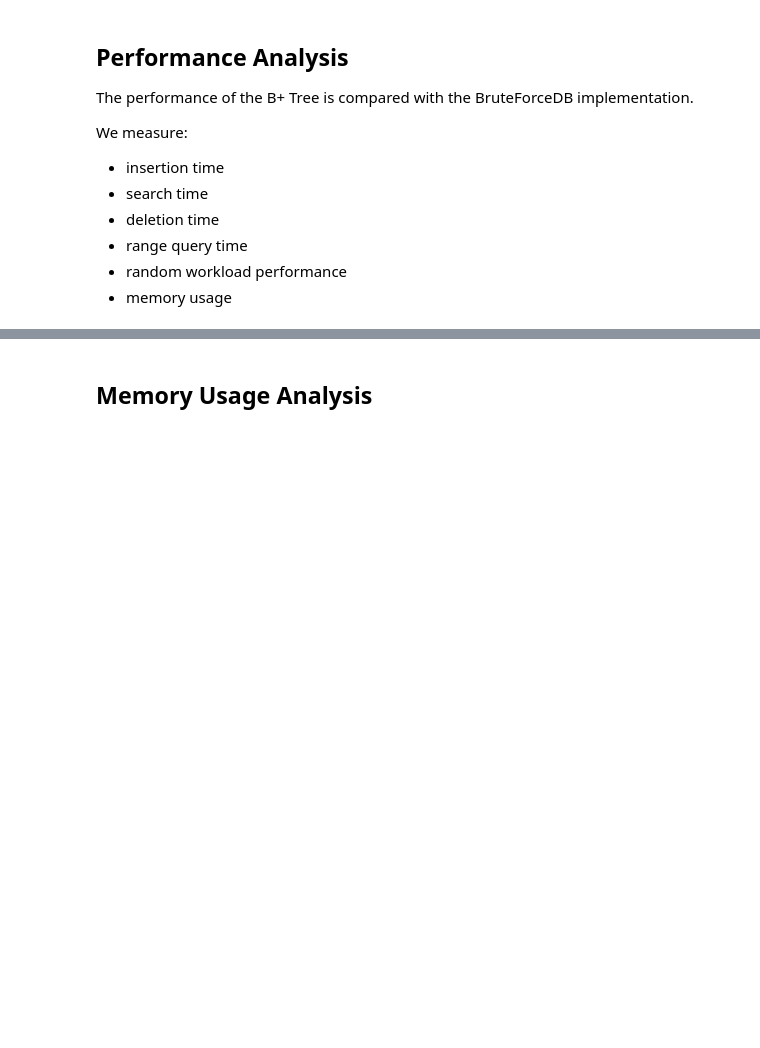
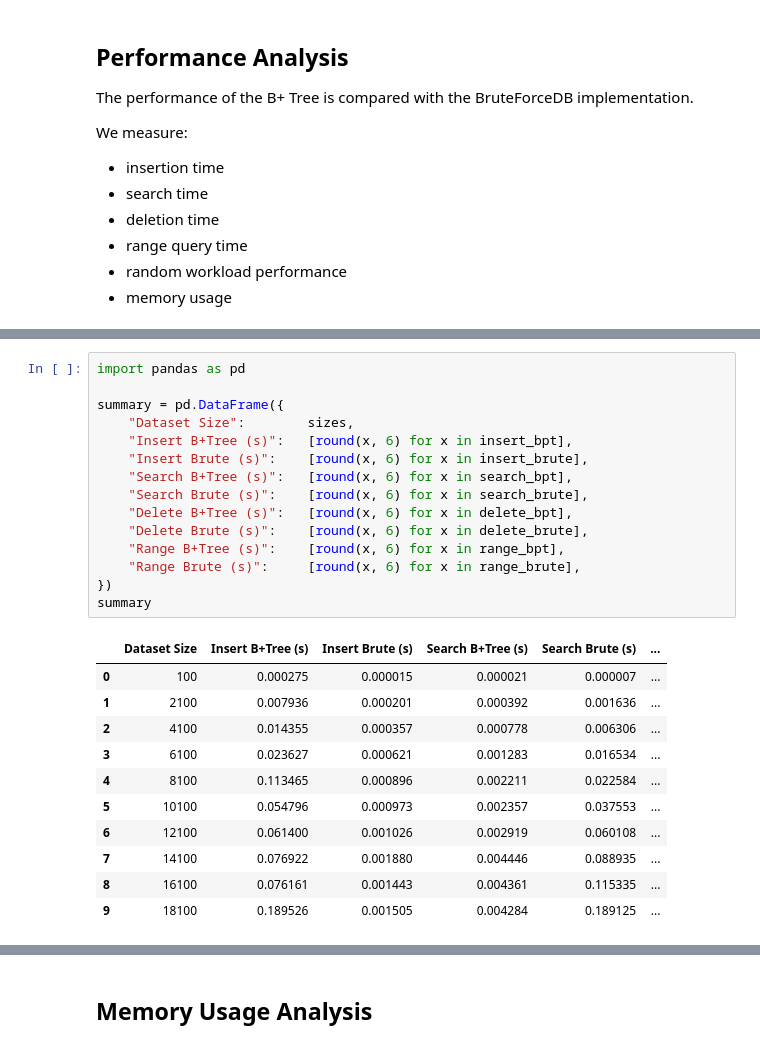
Before and after one commit to Ninjacoder-vedant/QueryWorks-Project, a Jupyter notebook: Assignment_2/Module_A/db_management_system/report.ipynb, the cells around one changed output, grey strips where cells are left out. Cells and saved outputs as stored; diff of their text form; blank space fills up the shorter version.

```diff
--- a/Assignment_2/Module_A/db_management_system/report.ipynb
+++ b/Assignment_2/Module_A/db_management_system/report.ipynb
@@ -357,2 +486,29 @@ plt.show()
+# %%
+import pandas as pd
+
+summary = pd.DataFrame({
+    "Dataset Size":        sizes,
+    "Insert B+Tree (s)":   [round(x, 6) for x in insert_bpt],
+    "Insert Brute (s)":    [round(x, 6) for x in insert_brute],
+    "Search B+Tree (s)":   [round(x, 6) for x in search_bpt],
+    "Search Brute (s)":    [round(x, 6) for x in search_brute],
+    "Delete B+Tree (s)":   [round(x, 6) for x in delete_bpt],
+    "Delete Brute (s)":    [round(x, 6) for x in delete_brute],
+    "Range B+Tree (s)":    [round(x, 6) for x in range_bpt],
+    "Range Brute (s)":     [round(x, 6) for x in range_brute],
+})
+summary
+# %% [output]
+|  | Dataset Size | Insert B+Tree (s) | Insert Brute (s) | Search B+Tree (s) | Search Brute (s) | ... |
+| 0 | 100 | 0.000275 | 0.000015 | 0.000021 | 0.000007 | ... |
+| 1 | 2100 | 0.007936 | 0.000201 | 0.000392 | 0.001636 | ... |
+| 2 | 4100 | 0.014355 | 0.000357 | 0.000778 | 0.006306 | ... |
+| 3 | 6100 | 0.023627 | 0.000621 | 0.001283 | 0.016534 | ... |
+| 4 | 8100 | 0.113465 | 0.000896 | 0.002211 | 0.022584 | ... |
+| 5 | 10100 | 0.054796 | 0.000973 | 0.002357 | 0.037553 | ... |
+| 6 | 12100 | 0.061400 | 0.001026 | 0.002919 | 0.060108 | ... |
+| 7 | 14100 | 0.076922 | 0.001880 | 0.004446 | 0.088935 | ... |
+| 8 | 16100 | 0.076161 | 0.001443 | 0.004361 | 0.115335 | ... |
+| 9 | 18100 | 0.189526 | 0.001505 | 0.004284 | 0.189125 | ... |
 # %% [markdown]
 ## Random Workload Performance
```
Also changed, not shown: parts of 35 cells of this notebook, 37 other files.
